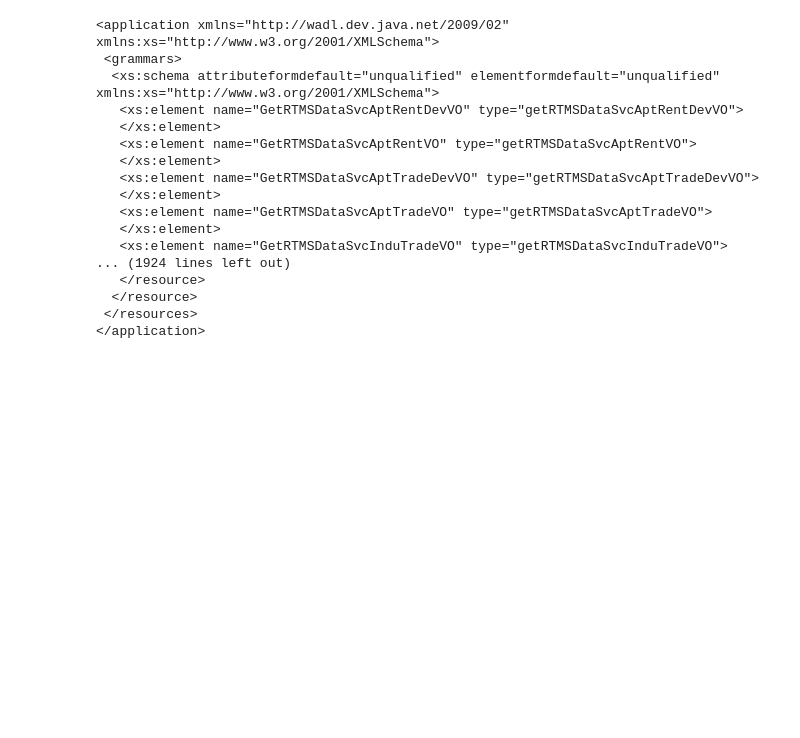
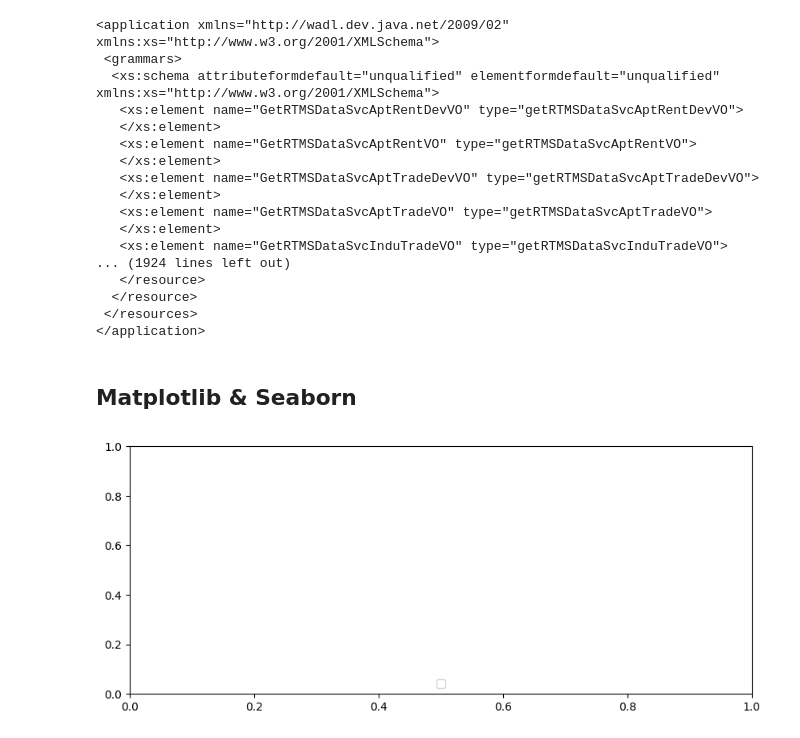
Before and after one commit to seonae0223/han-toss, a Jupyter notebook: hg-da-main/python_240703.ipynb, the cells around one changed output. Cells and saved outputs as stored; diff of their text form; code cells hidden in the pictures; blank space fills up the shorter version.

```diff
--- a/hg-da-main/python_240703.ipynb
+++ b/hg-da-main/python_240703.ipynb
@@ -34,3 +34,27 @@ print(soup.prettify())
   </resource>
  </resources>
 </application>
+# %% [markdown]
+## Matplotlib & Seaborn
+# %%
+import matplotlib.pyplot as plt
+
+dates = [
+    '2021-01-01', '2021-01-02', '2021-01-03', '2021-01-04', '2021-01-05',
+    '2021-01-06', '2021-01-07', '2021-01-08', '2021-01-09', '2021-01-10'
+]
+min_temperature = [20.7, 17.9, 18.8, 14.6, 15.8, 15.8, 15.8, 17.4, 21.8, 20.0]
+max_temperature = [34.7, 28.9, 31.8, 25.6, 28.8, 21.8, 22.8, 28.4, 30.8, 32.0]
+
+# 객체지향 형태로 문법을 시작하기
+fig, ax = plt.subplots(figsize=(10, 4))
+
+#ax.plot(dates, min_temperature, label = 'Min Temp')
+#ax.plot(dates, max_temperature, label = 'Max Temp')
+ax.legend(loc = 8)
+#ax.set_xlabel("Dates")
+#ax.set_ylabel("Dates")
+#ax.set_titile("
+plt.show()
+# %% [output]
+[figure, added]
```
Also changed, not shown: parts of 18 cells of this notebook.
